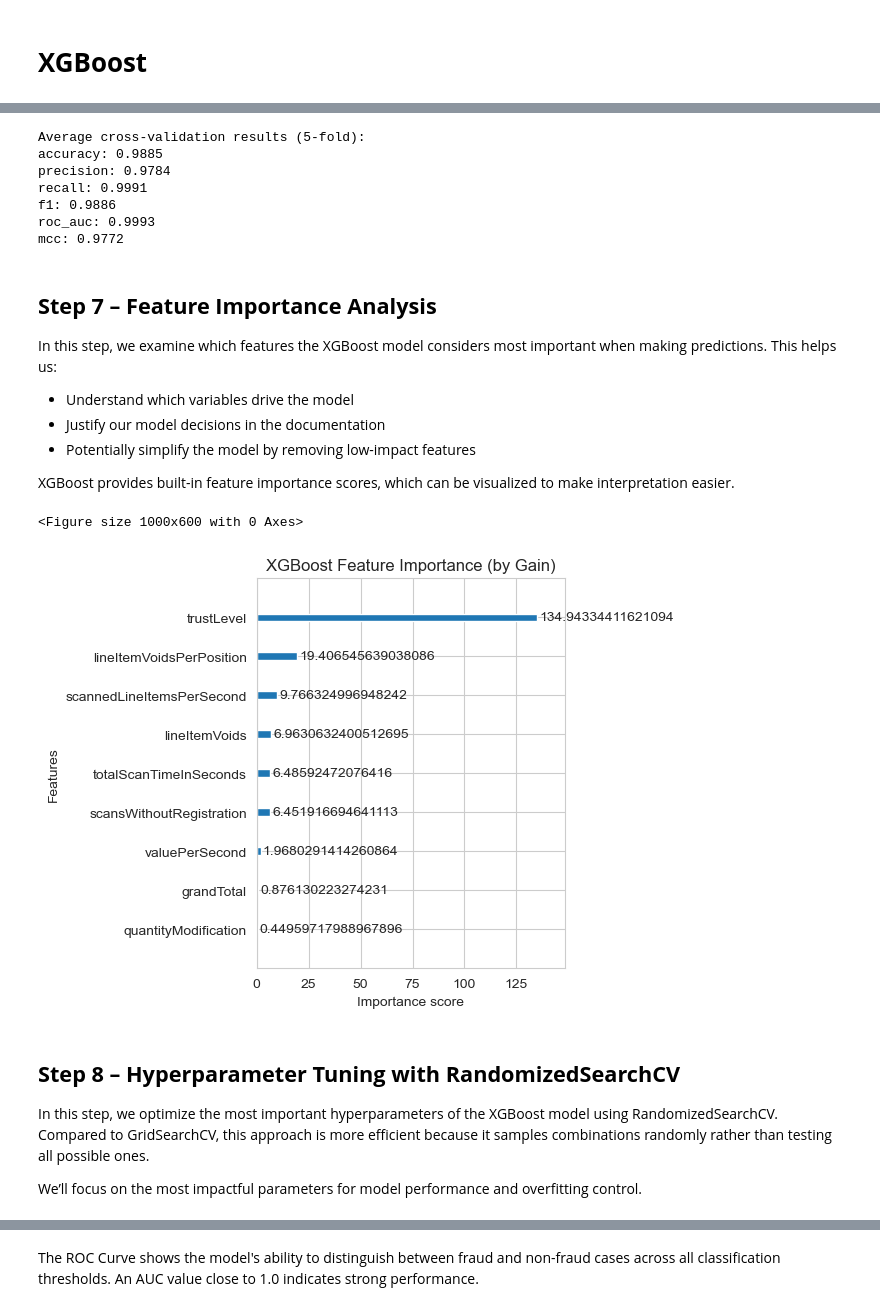
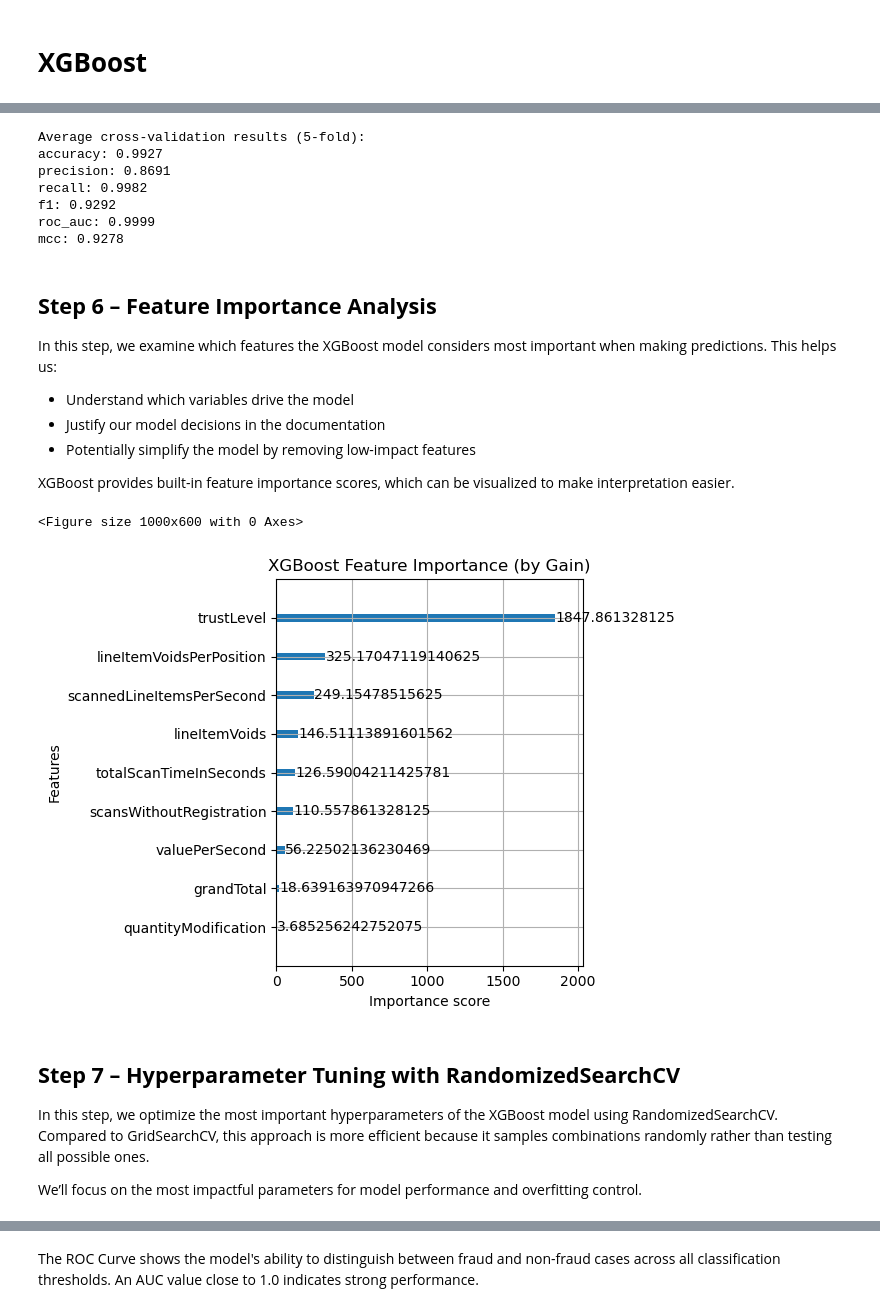
Before and after one commit to ryan1480/Analytics_Project, a Jupyter notebook: Code/XGBoost.ipynb, the cells around one changed output, grey strips where cells are left out. Saved outputs shown, nothing was run; the diff lists cells and outputs as text; code cells hidden in the pictures.

Commit message:
XGBoost model revised

```diff
--- a/Code/XGBoost.ipynb
+++ b/Code/XGBoost.ipynb
@@ -8,7 +10,7 @@ In this step, we load the preprocessed CSV dataset into a pandas DataFrameWe als
 import pandas as pd
 
 # Load the dataset
-df = pd.read_csv("Fraud_Subset_50_50_10k_each.csv")
+df = pd.read_csv("../Data/Fraud_Cleaned.csv")
 
 # Display first few rows
 df.head()
@@ -171,11 +108,26 @@ In this step, we initialize the XGBClassifier with basic settings (default hyper
 # %%
 from xgboost import XGBClassifier
 
-# Initialize the model (no need for use_label_encoder)
-xgb_model = XGBClassifier(eval_metric='logloss', random_state=42)
+# Calculate the imbalance ratio
+ratio = (y_train == 0).sum() / (y_train == 1).sum()
+
+# Initialize model with imbalance handling
+xgb_model = XGBClassifier(
+    eval_metric='logloss',
+    scale_pos_weight=ratio,
+    random_state=42
+)
 
 # Train the model
 xgb_model.fit(X_train, y_train)
 
-# Predict
-y_pred = xgb_model.predict(X_test)
+#------------------------------------------
+# Train the model
+# xgb_model.fit(X_train, y_train)
+
+# Predict probabilities (for threshold tuning)
+# y_proba = xgb_model.predict_proba(X_test)[:, 1]
+
+# Optional: Predict class with default threshold 0.5
+# y_pred = xgb_model.predict(X_test)
+#-------------------------------------------
@@ -213,12 +178,13 @@ cv = StratifiedKFold(n_splits=5, shuffle=True, random_state=42)
 # Run cross-validation
 cv_results = cross_validate(
     estimator=xgb_model,
-    X=X,
-    y=y,
+    X=X_train,
+    y=y_train,
     cv=cv,
     scoring=scoring,
-    return_train_score=False
+    return_train_score=False,
 )
+
 
 # Display average scores
 print("Average cross-validation results (5-fold):")
@@ -226,14 +192,14 @@ for metric in scoring.keys():
     print(f"{metric}: {np.mean(cv_results[f'test_{metric}']):.4f}")
 # %% [output]
 Average cross-validation results (5-fold):
-accuracy: 0.9885
-precision: 0.9784
-recall: 0.9991
-f1: 0.9886
-roc_auc: 0.9993
-mcc: 0.9772
+accuracy: 0.9927
+precision: 0.8691
+recall: 0.9982
+f1: 0.9292
+roc_auc: 0.9999
+mcc: 0.9278
 # %% [markdown]
-## **Step 7 – Feature Importance Analysis** ##
+## **Step 6 – Feature Importance Analysis** ##
 
 In this step, we examine which features the XGBoost model considers most important when making predictions. This helps us:
 
@@ -245,21 +211,21 @@ XGBoost provides built-in feature importance scores, which can be visualized to
 # %%
 from xgboost import plot_importance
 import matplotlib.pyplot as plt
 
-# (Re-)train model on the full dataset to get overall feature importance
-xgb_model.fit(X, y)
+# Re-train the model only on the training set
+xgb_model.fit(X_train, y_train)
 
-# Plot feature importance (default: 'weight')
+# Plot feature importance using 'gain'
 plt.figure(figsize=(10, 6))
 plot_importance(xgb_model, importance_type='gain', max_num_features=9)
 plt.title("XGBoost Feature Importance (by Gain)")
 plt.tight_layout()
 plt.show()
 # %% [output]
 <Figure size 1000x600 with 0 Axes>
-[figure, old version]
+[figure, new version]
 # %% [markdown]
-## **Step 8 – Hyperparameter Tuning with RandomizedSearchCV** ##
+## **Step 7 – Hyperparameter Tuning with RandomizedSearchCV** ##
 
 In this step, we optimize the most important hyperparameters of the XGBoost model using RandomizedSearchCV. Compared to GridSearchCV, this approach is more efficient because it samples combinations randomly rather than testing all possible ones.
 
```
Also changed, not shown: parts of 29 cells of this notebook, 1 other file.
